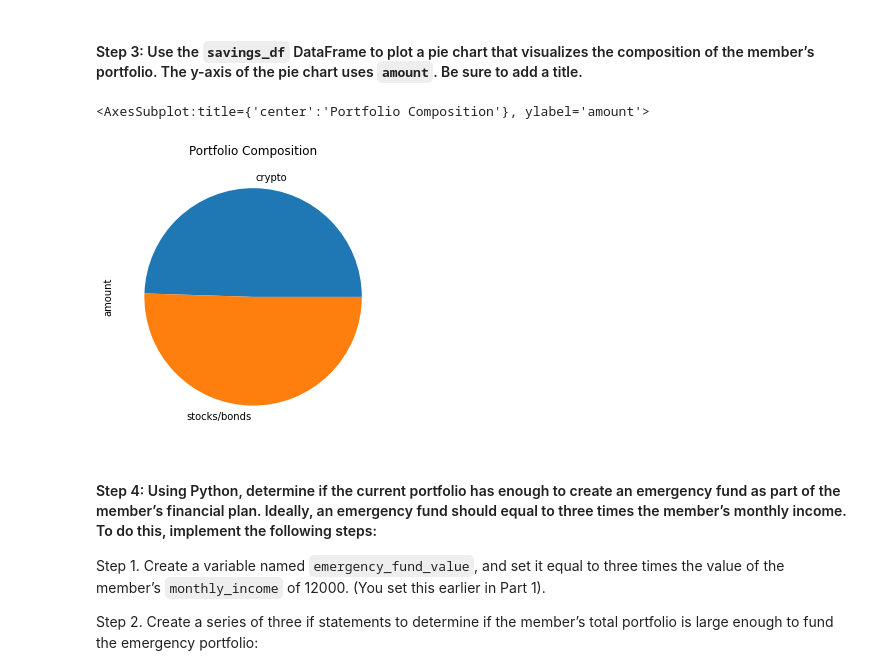
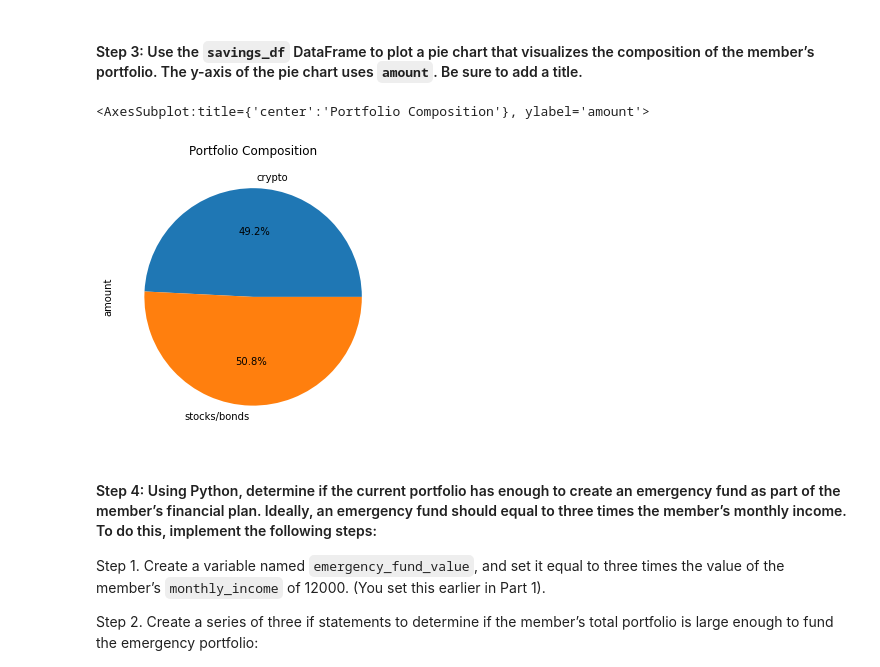
Before and after one commit to JPinglia/Financial_Planner, a Jupyter notebook: financial_planning_tools.ipynb, the cells around one changed output. Cells and saved outputs as stored; diff of their text form; code cells hidden in the pictures.

```diff
--- a/financial_planning_tools.ipynb
+++ b/financial_planning_tools.ipynb
@@ -349,12 +349,12 @@ saving_df
 #### Step 3: Use the `savings_df` DataFrame to plot a pie chart that visualizes the composition of the member’s portfolio. The y-axis of the pie chart uses `amount`. Be sure to add a title.
 # %%
 # Plot the total value of the member's portfolio (crypto and stock/bond) in a pie chart
-saving_df.plot.pie(y='amount', figsize=(10,5),title = 'Portfolio Composition', legend = False)
+saving_df.plot.pie(y='amount', figsize=(10,5),title = 'Portfolio Composition', legend = False, autopct='%1.1f%%')
 
-#Legend set to false as it was overloapping with existing lables.
+#Legend set to false as it was overlapping with existing lables.
 # %% [output]
 <AxesSubplot:title={'center':'Portfolio Composition'}, ylabel='amount'>
-[figure, old version]
+[figure, new version]
 # %% [markdown]
 #### Step 4: Using Python, determine if the current portfolio has enough to create an emergency fund as part of the member’s financial plan. Ideally, an emergency fund should equal to three times the member’s monthly income. To do this, implement the following steps:
 
```
Also changed, not shown: parts of 25 cells of this notebook, 7 other files.
